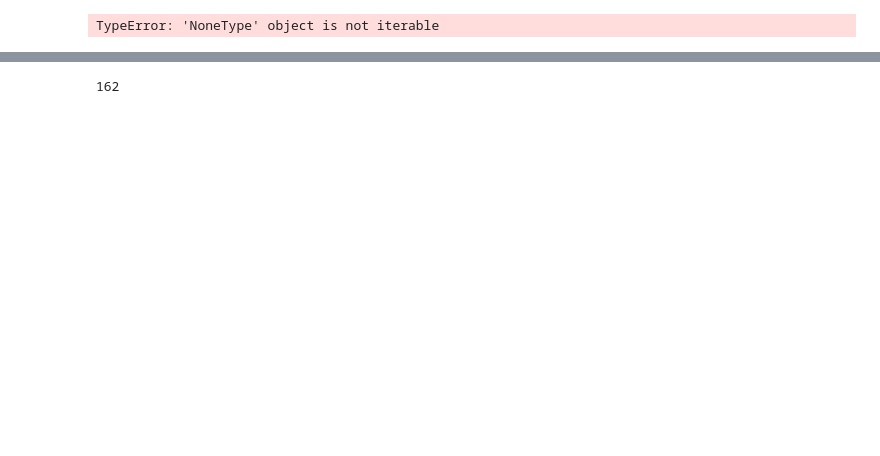
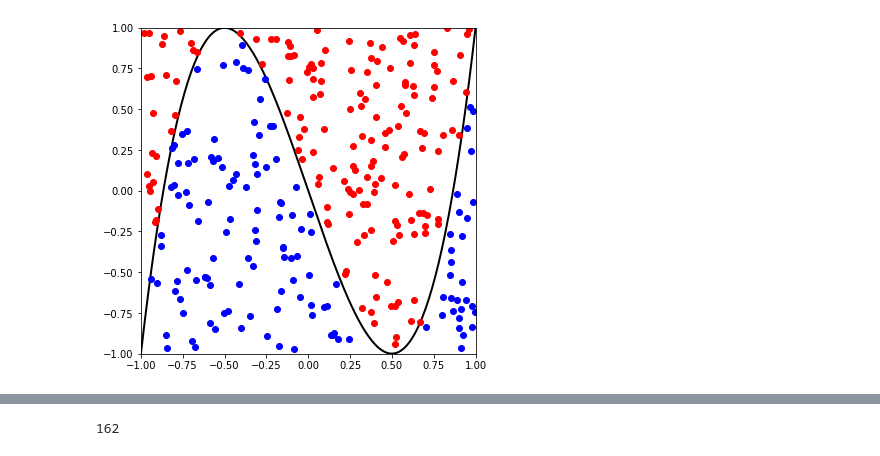
Before and after one commit to mgreenbe/607, a Jupyter notebook: session_6/perceptron-complete.ipynb, the cells around one changed output, grey strips where cells are left out. Drawn from its saved outputs; the diff is of its cells as text; code cells hidden in the pictures; blank space fills up the shorter version.

```diff
--- a/session_6/perceptron-complete.ipynb
+++ b/session_6/perceptron-complete.ipynb
@@ -72,29 +83,29 @@ plt.show()
 # %%
 size = 300
 t = np.arange(-1, 1.01, 0.01)
 X = np.array([np.random.uniform(-1, 1, size=size), np.random.uniform(-1, 1, size=size)]).T
 Z = X[:, 1] - 4*X[:, 0]**3 + 3*X[:, 0]
 I = np.abs(Z) >= 0.01
 X = X[I]
 Z = Z[I]
 y = np.sign(Z)
 
 XX = np.hstack([X, (X[:, 0]**3).reshape(-1, 1)])
 
 w, ws = perceptron(XX, y)
 
 [a,b,c] = w
 t = np.arange(-1, 1.01, 0.01)
 u = -(a*t + c*t**3)/b
 plt.figure(figsize=(6, 6))
 plt.xlim(-1, 1)
 plt.ylim(-1, 1)
-# plt.plot(t, u, 'k', linewidth=2)
+plt.plot(t, u, 'k', linewidth=2)
 plt.plot(X[y == -1, 0], X[y == -1, 1], 'bo')
 plt.plot(X[y == 1, 0], X[y == 1, 1], 'ro')
 plt.show()
 # %% [output]
-TypeError: 'NoneType' object is not iterable
+[figure, added]
 # %%
 size = 300
 t = np.arange(-1, 1.01, 0.01)
```
Also changed, not shown: parts of 4 cells of this notebook, 3 other files.
